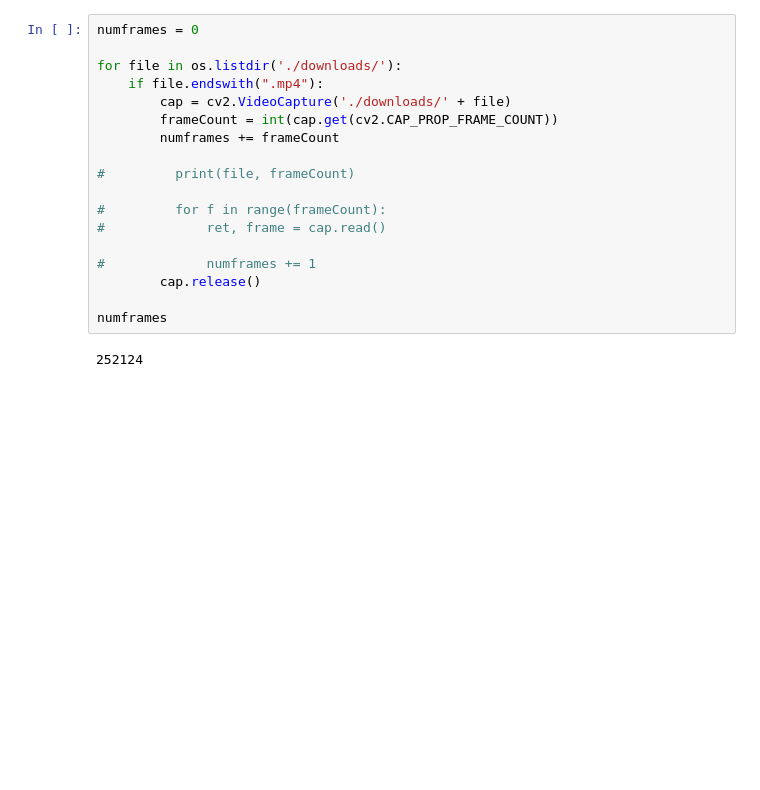
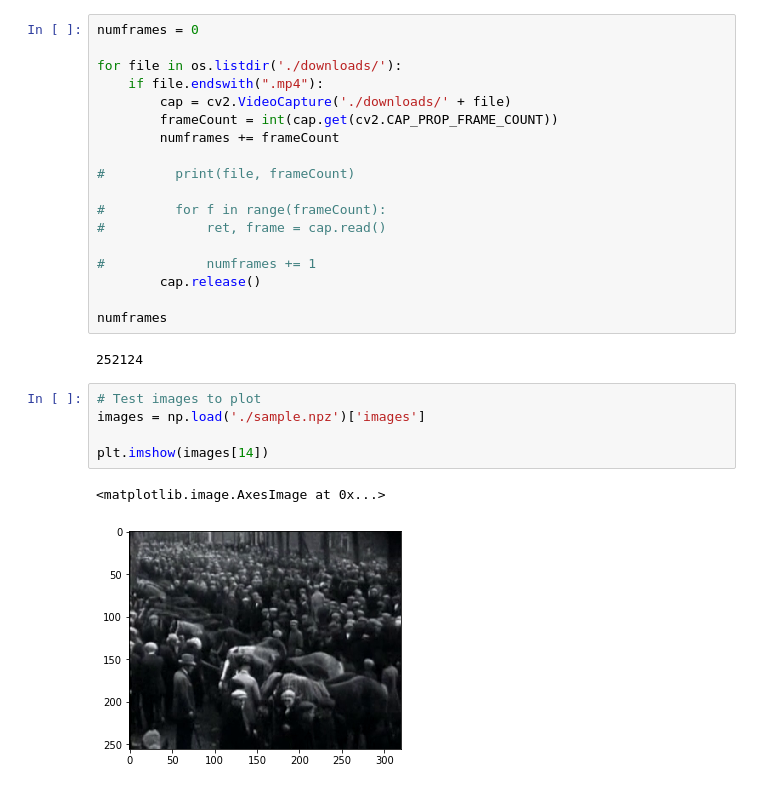
Before and after one commit to pbloem/score, a Jupyter notebook: Test data.ipynb, the cells around one changed output. Drawn from its saved outputs; the diff is of its cells as text; blank space fills up the shorter version.

```diff
--- a/Test data.ipynb
+++ b/Test data.ipynb
@@ -74,3 +96,11 @@ for file in os.listdir('./downloads/'):
 numframes
 # %% [output]
 252124
+# %%
+# Test images to plot
+images = np.load('./sample.npz')['images']
+
+plt.imshow(images[14])
+# %% [output]
+<matplotlib.image.AxesImage at 0x...>
+[figure, added]
```
Also changed, not shown: parts of 7 cells of this notebook, 3 other files.
